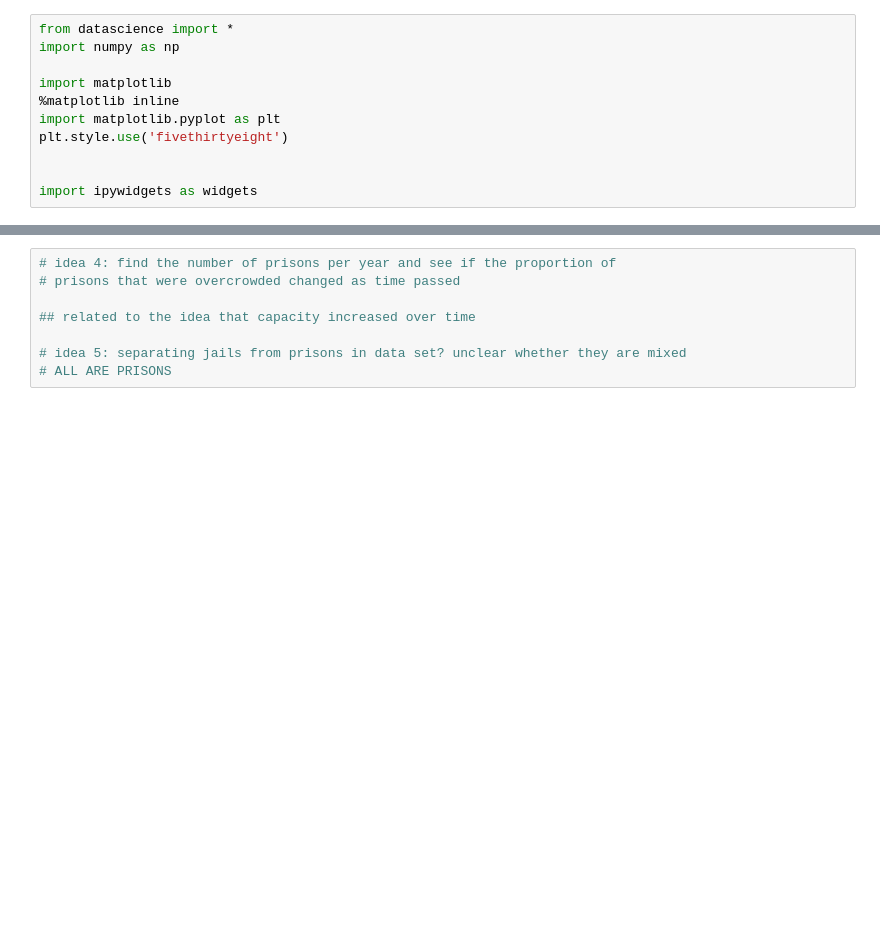
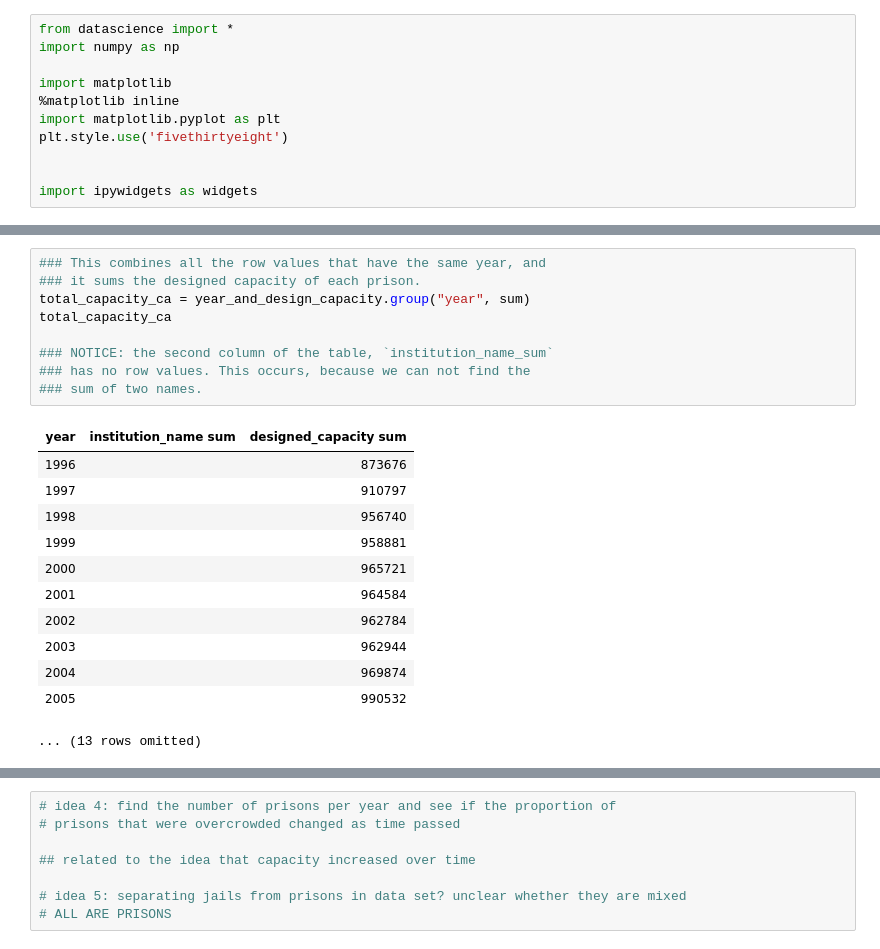
Before and after one commit to ds-modules/ES-21AC-SP19, a Jupyter notebook: incarceration.ipynb, the cells around one changed output, grey strips where cells are left out. Drawn from its saved outputs; the diff is of its cells as text; blank space fills up the shorter version.

```diff
--- a/incarceration.ipynb
+++ b/incarceration.ipynb
@@ -124,0 +148,22 @@ cap.plot(0, "designed_capacity sum")
+# %%
+### This combines all the row values that have the same year, and
+### it sums the designed capacity of each prison.
+total_capacity_ca = year_and_design_capacity.group("year", sum)
+total_capacity_ca
+
+### NOTICE: the second column of the table, `institution_name_sum`
+### has no row values. This occurs, because we can not find the
+### sum of two names.
+# %% [output]
+| year | institution_name sum | designed_capacity sum |
+| 1996 |  | 873676 |
+| 1997 |  | 910797 |
+| 1998 |  | 956740 |
+| 1999 |  | 958881 |
+| 2000 |  | 965721 |
+| 2001 |  | 964584 |
+| 2002 |  | 962784 |
+| 2003 |  | 962944 |
+| 2004 |  | 969874 |
+| 2005 |  | 990532 |
+... (13 rows omitted)
```
Also changed, not shown: parts of 24 cells of this notebook.
